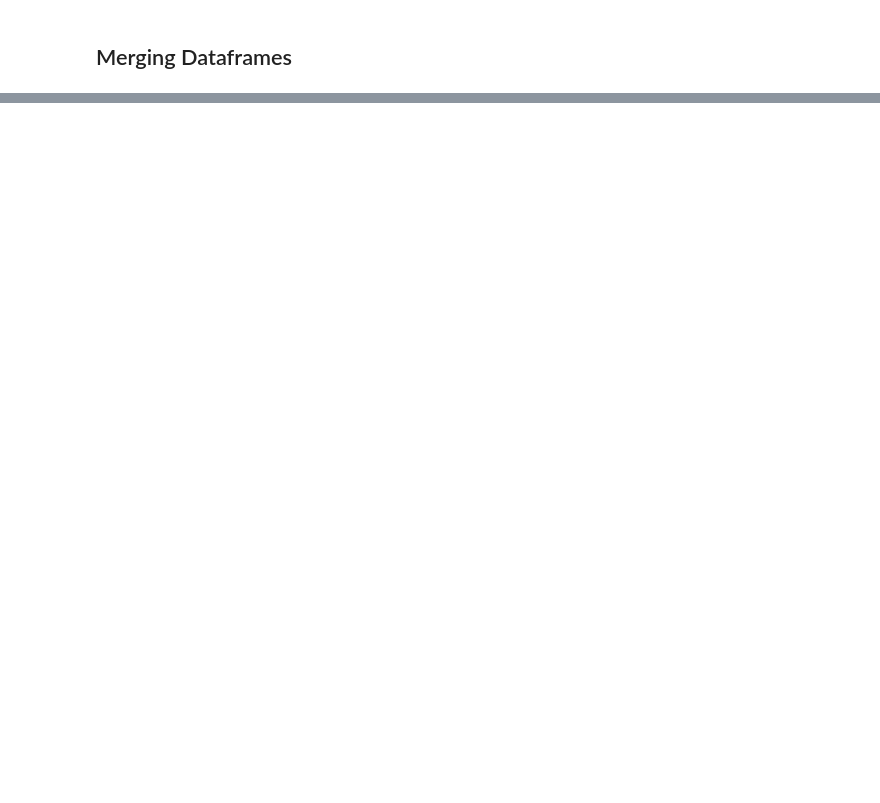
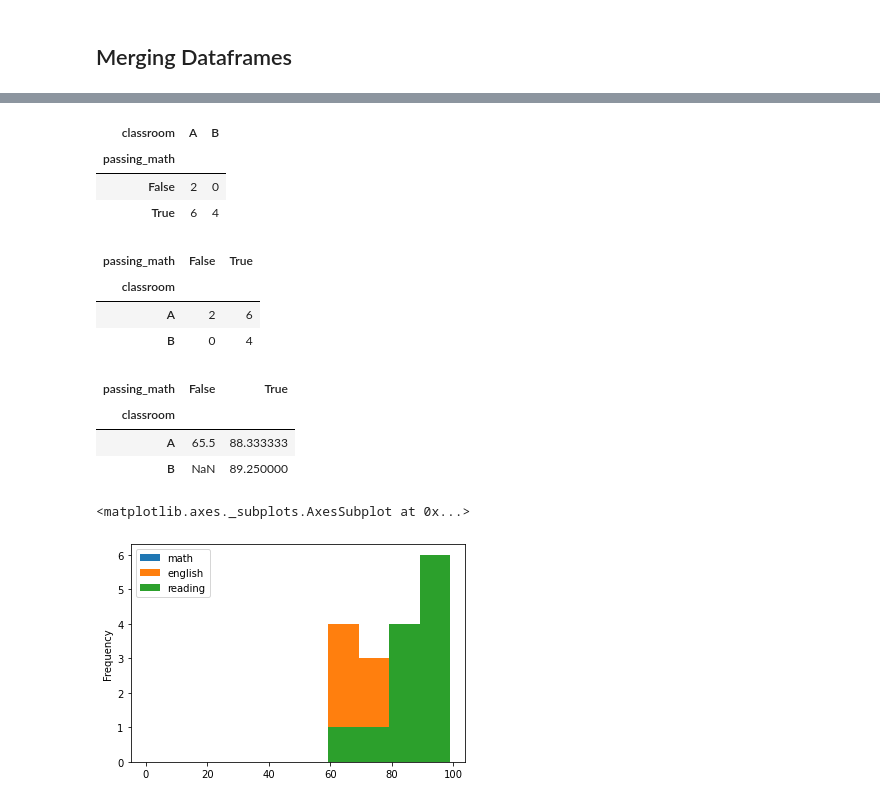
Before and after one commit to CodeupClassroom/darden-data-science-libraries, a Jupyter notebook: advanced_dataframes_demo_code.ipynb, the cells around one changed output, grey strips where cells are left out. Saved outputs shown, nothing was run; the diff lists cells and outputs as text; code cells hidden in the pictures; blank space fills up the shorter version.

Commit message:
add iloc, loc, pipe, and crosstab examples

```diff
--- a/advanced_dataframes_demo_code.ipynb
+++ b/advanced_dataframes_demo_code.ipynb
@@ -204,0 +462,19 @@ df
+# %%
+np.random.seed(123)
+
+students = ['Sally', 'Jane', 'Suzie', 'Billy', 'Ada', 'John', 'Thomas',
+            'Marie', 'Albert', 'Richard', 'Isaac', 'Alan']
+
+# randomly generate scores for each student for each subject
+# note that all the values need to have the same length here
+math_grades = np.random.randint(low=60, high=100, size=len(students))
+english_grades = np.random.randint(low=60, high=100, size=len(students))
+reading_grades = np.random.randint(low=60, high=100, size=len(students))
+
+df = pd.DataFrame({'name': students,
+                   'math': math_grades,
+                   'english': english_grades,
+                   'reading': reading_grades,
+                   'classroom': np.random.choice(['A', 'B'], len(students))})
+
+df['passing_math'] = df.math >= 70
@@ -204,0 +497,37 @@ df
+# %%
+# https://pandas.pydata.org/pandas-docs/stable/reference/api/pandas.crosstab.html
+# pd.crosstab(index, columns)
+
+# By default computes a frequency table of the factors
+
+# Show the number of students passing/failing math by their classroom.
+pd.crosstab(df.passing_math, df.classroom)
+# %% [output]
+| classroom | A | B |
+| passing_math |  |  |
+| False | 2 | 0 |
+| True | 6 | 4 |
+# %%
+pd.crosstab(df.classroom, df.passing_math)
+# %% [output]
+| passing_math | False | True |
+| classroom |  |  |
+| A | 2 | 6 |
+| B | 0 | 4 |
+# %%
+# For an example using the pivot_table method,
+# we'll calculate the average math grade for the combination of classroom
+# and whether each student is passing or failing math.
+
+# df.pivot_table(values=values_to_aggregate_w/_that_aggregation_fn, index=rows, columns=columns, aggfunc=)
+df.pivot_table(values='math', index='classroom', columns='passing_math', aggfunc='mean')
+# %% [output]
+| passing_math | False | True |
+| classroom |  |  |
+| A | 65.5 | 88.333333 |
+| B | NaN | 89.250000 |
+# %%
+df.set_index('classroom').plot.hist()
+# %% [output]
+<matplotlib.axes._subplots.AxesSubplot at 0x...>
+[figure, added]
```
Also changed, not shown: parts of 41 cells of this notebook.
